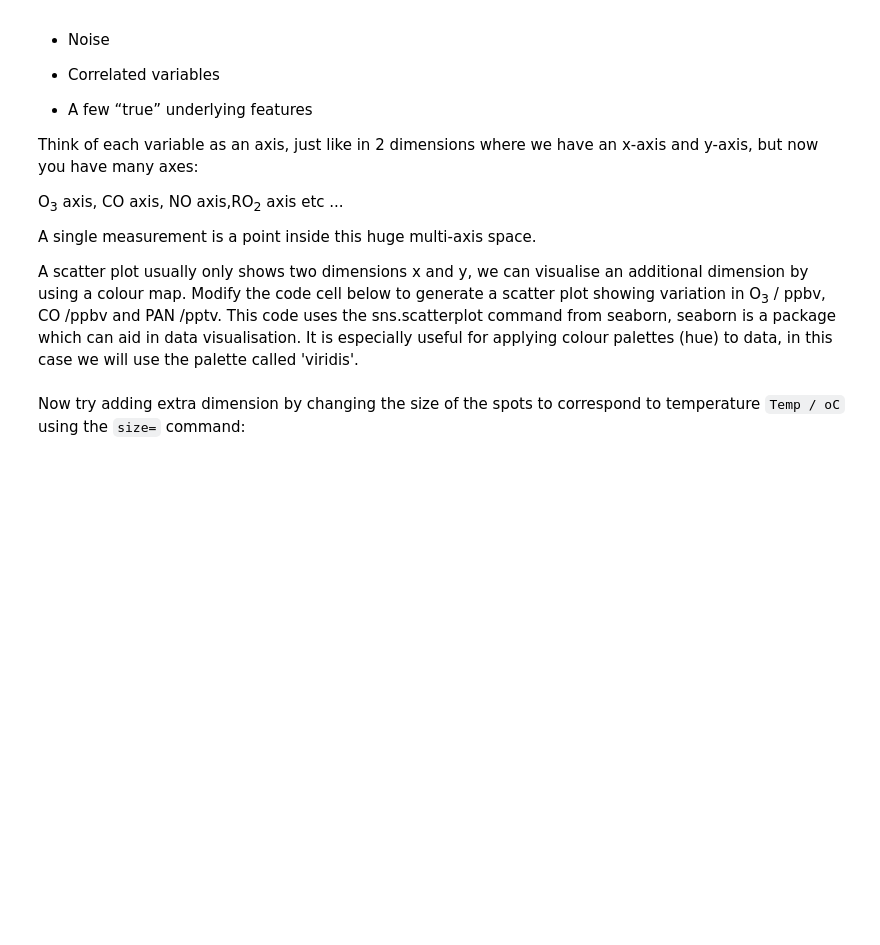
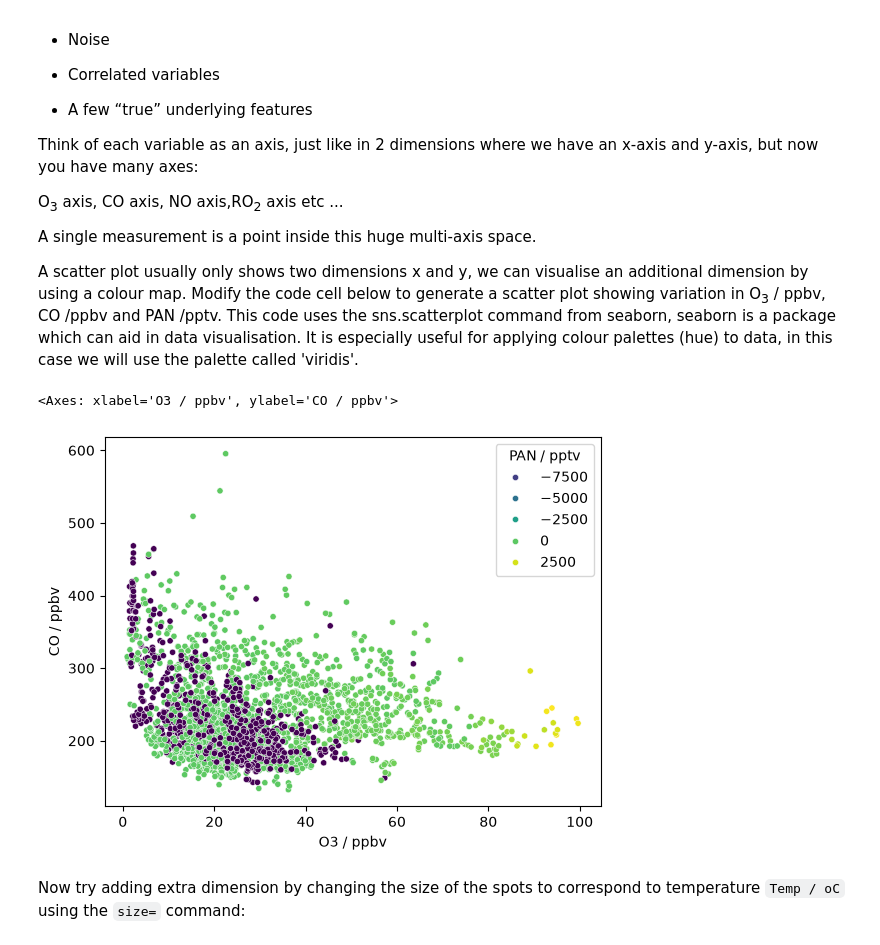
Before and after one commit to YesYY1/Digital-Skills-D3-U2, a Jupyter notebook: SVD_workshop.ipynb, the cells around one changed output. Saved outputs shown, nothing was run; the diff lists cells and outputs as text; code cells hidden in the pictures; blank space fills up the shorter version.

````diff
--- a/SVD_workshop.ipynb
+++ b/SVD_workshop.ipynb
@@ -145,7 +148,10 @@ A single measurement is a point inside this huge multi-axis space.
 
 A scatter plot usually only shows two dimensions x and y, we can visualise an additional dimension by using a colour map. Modify the code cell below to generate a scatter plot showing variation in O<sub>3</sub> / ppbv, CO /ppbv and PAN /pptv. This code uses the sns.scatterplot command from seaborn, seaborn is a package which can aid in data visualisation. It is especially useful for applying colour palettes (hue) to data, in this case we will use the palette called 'viridis'.
 # %%
-sns.scatterplot(data=___, x='___', y='___', hue='___', palette='___', s=20)
+sns.scatterplot(data=df, x='O3 / ppbv', y='CO / ppbv', hue='PAN / pptv', palette='viridis', s=20)
+# %% [output]
+<Axes: xlabel='O3 / ppbv', ylabel='CO / ppbv'>
+[figure, added]
 # %% [markdown]
 Now try adding extra dimension by changing the size of the spots to correspond to temperature ```Temp / oC``` using the ```size=``` command:
 # %%
````
Also changed, not shown: parts of 8 cells of this notebook.
